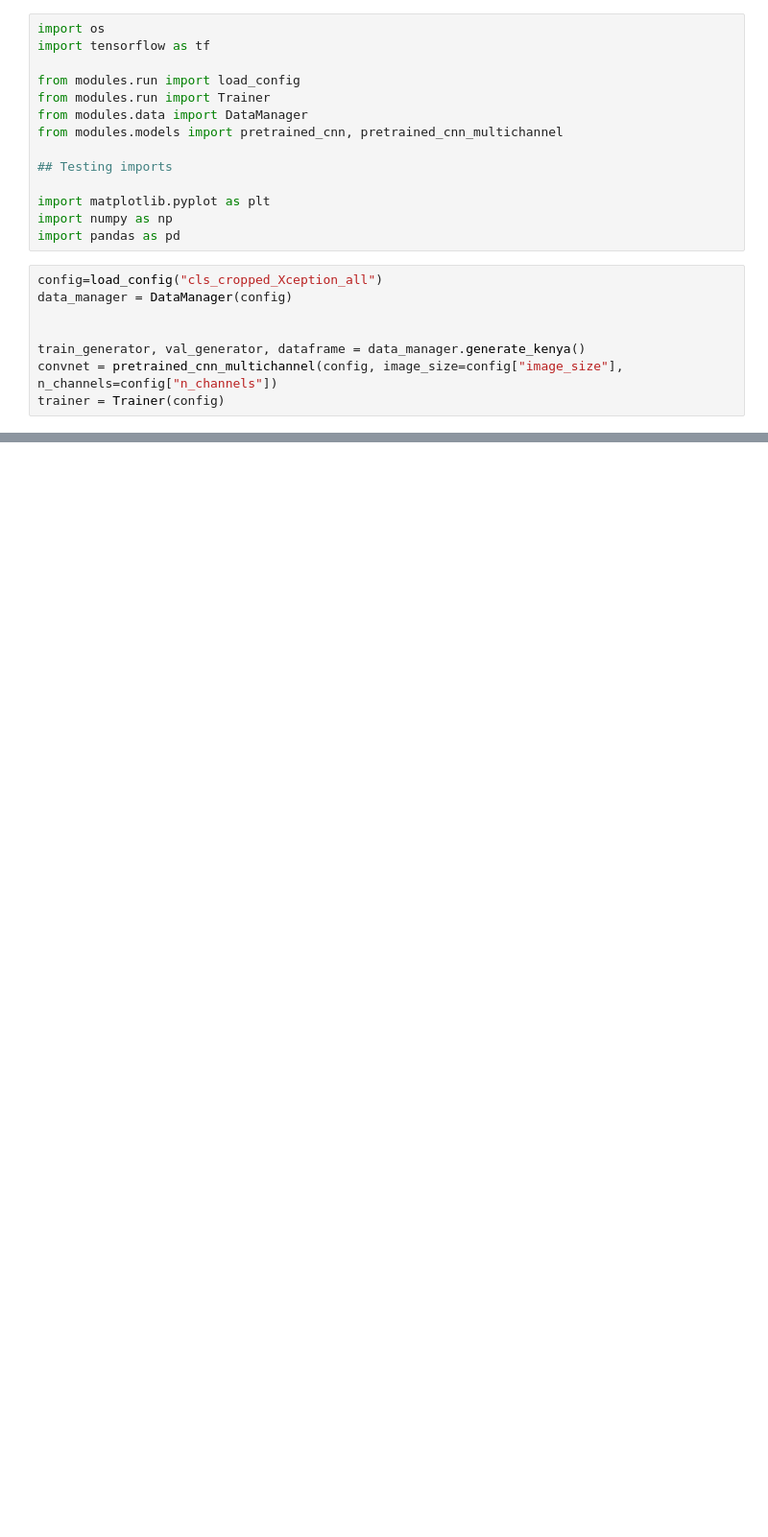
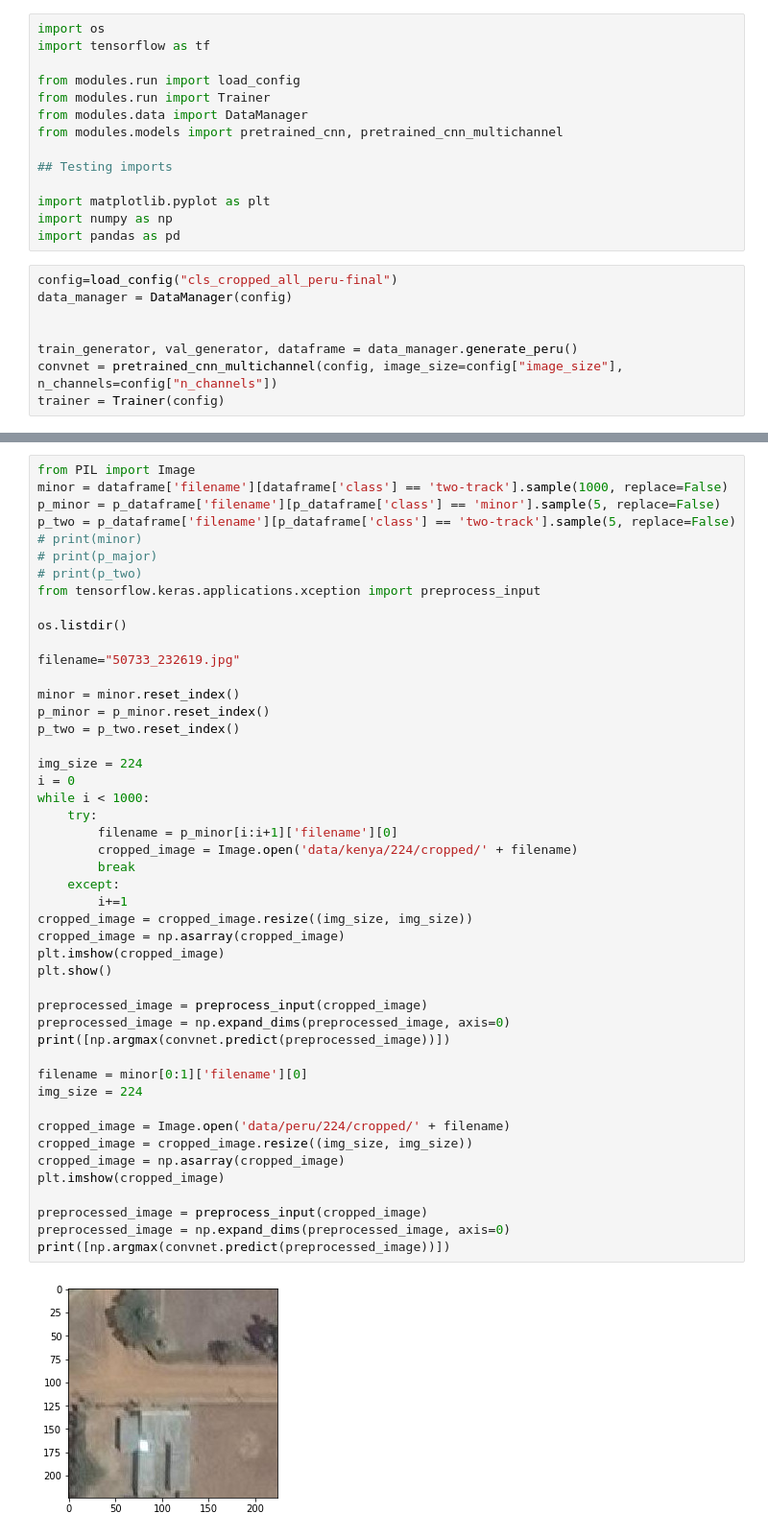
Before and after one commit to choiben314/cs325b, a Jupyter notebook: ben_dev_3.ipynb, the cells around one changed output, grey strips where cells are left out. Shown at 96% size. Saved outputs shown, nothing was run; the diff lists cells and outputs as text; blank space fills up the shorter version.

```diff
--- a/ben_dev_3.ipynb
+++ b/ben_dev_3.ipynb
@@ -13,11 +13,11 @@ import matplotlib.pyplot as plt
 import numpy as np
 import pandas as pd
 # %%
-config=load_config("cls_cropped_Xception_all")
+config=load_config("cls_cropped_all_peru-final")
 data_manager = DataManager(config)
 
 
-train_generator, val_generator, dataframe = data_manager.generate_kenya()
+train_generator, val_generator, dataframe = data_manager.generate_peru()
 convnet = pretrained_cnn_multichannel(config, image_size=config["image_size"], n_channels=config["n_channels"])
 trainer = Trainer(config)
 # %% [output]
@@ -123,0 +185,49 @@ plt.ylim([2.5, -0.5])
+# %%
+from PIL import Image
+minor = dataframe['filename'][dataframe['class'] == 'two-track'].sample(1000, replace=False)
+p_minor = p_dataframe['filename'][p_dataframe['class'] == 'minor'].sample(5, replace=False)
+p_two = p_dataframe['filename'][p_dataframe['class'] == 'two-track'].sample(5, replace=False)
+# print(minor)
+# print(p_major)
+# print(p_two)
+from tensorflow.keras.applications.xception import preprocess_input
+
+os.listdir()
+
+filename="50733_232619.jpg"
+
+minor = minor.reset_index()
+p_minor = p_minor.reset_index()
+p_two = p_two.reset_index()
+
+img_size = 224
+i = 0
+while i < 1000:
+    try:
+        filename = p_minor[i:i+1]['filename'][0]
+        cropped_image = Image.open('data/kenya/224/cropped/' + filename)
+        break
+    except:
+        i+=1
+cropped_image = cropped_image.resize((img_size, img_size))
+cropped_image = np.asarray(cropped_image)
+plt.imshow(cropped_image)
+plt.show()
+
+preprocessed_image = preprocess_input(cropped_image)
+preprocessed_image = np.expand_dims(preprocessed_image, axis=0)
+print([np.argmax(convnet.predict(preprocessed_image))])
+
+filename = minor[0:1]['filename'][0]
+img_size = 224
+
+cropped_image = Image.open('data/peru/224/cropped/' + filename)
+cropped_image = cropped_image.resize((img_size, img_size))
+cropped_image = np.asarray(cropped_image)
+plt.imshow(cropped_image)
+
+preprocessed_image = preprocess_input(cropped_image)
+preprocessed_image = np.expand_dims(preprocessed_image, axis=0)
+print([np.argmax(convnet.predict(preprocessed_image))])
+# %% [output]
+[figure, added]
```
Also changed, not shown: parts of 9 cells of this notebook, 5 other files.
